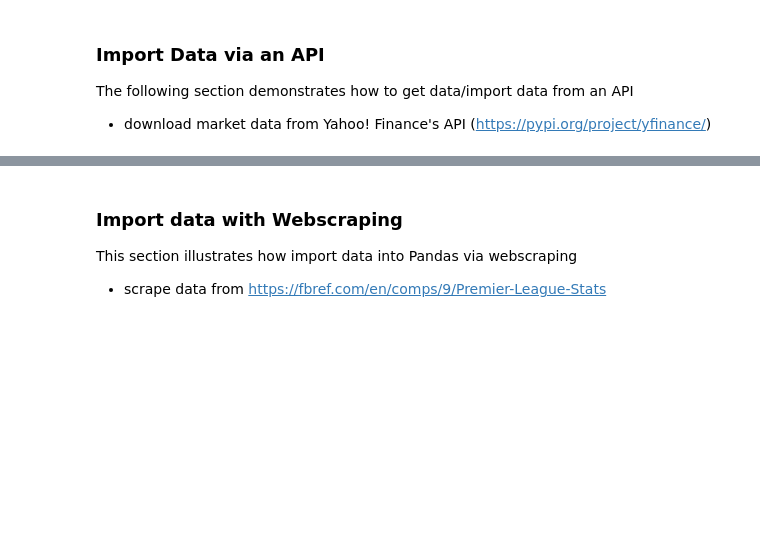
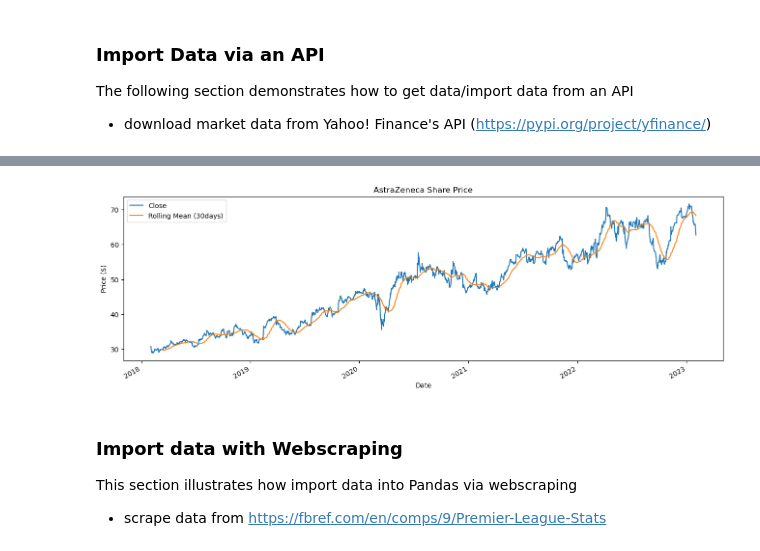
Before and after one commit to shahedkarolia/UCDPA_SKarolia, a Jupyter notebook: UCD_PA_Assignment_Supporting_Notebook.ipynb, the cells around one changed output, grey strips where cells are left out. Cells and saved outputs as stored; diff of their text form; code cells hidden in the pictures; blank space fills up the shorter version.

Commit message:
Import data -  completed API section

```diff
--- a/UCD_PA_Assignment_Supporting_Notebook.ipynb
+++ b/UCD_PA_Assignment_Supporting_Notebook.ipynb
@@ -153,0 +164,15 @@ The following section demonstrates how to get data/import data from an API
+# %%
+## Get AstraZeneza Stock prices for a 5 year period from Yahoo Finance
+
+# get prices for AstraZenaca (Nasdaq)
+az = yf.Ticker('AZN')
+#  retrieve 5 years of price data
+az_df = az.history(period='5y', rounding=True)
+# remove columns
+az_df.drop(columns=['Dividends', 'Stock Splits'], inplace=True)
+# add a simple 30 day rolling mean to dataframe
+az_df['Rolling Mean (30days)'] =  az_df['Close'].rolling(30).mean() # add a simple rolling mean , 30day
+# print shape
+print(az_df.shape)
+# show first 10 rows
+az_df.head(10)
@@ -154,3 +203,11 @@ The following section demonstrates how to get data/import data from an API
+# %%
+# plot 30 day rolling mean and share price over  5 years
+az_df[['Close', 'Rolling Mean (30days)']].plot(label='AstraZenca', figsize=(16,5))
+plt.title('AstraZeneca Share Price')
+plt.ylabel('Price ($)')
+plt.show()
+# %% [output]
+[figure, added]
 # %% [markdown]
 ### Import data with Webscraping
 This section illustrates how import data into Pandas via webscraping
```
Also changed, not shown: parts of 6 cells of this notebook.
